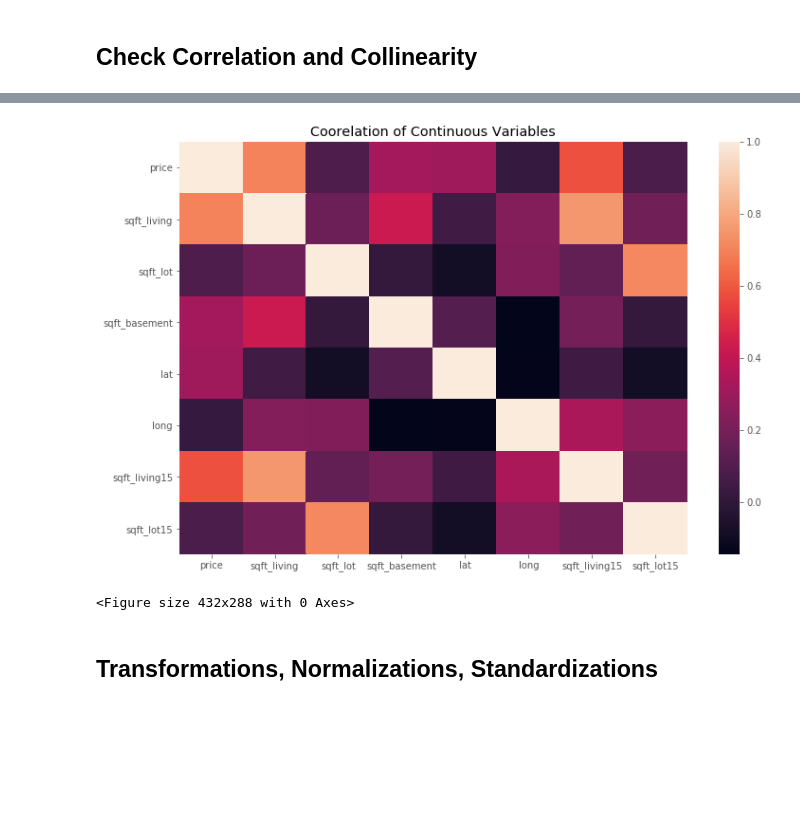
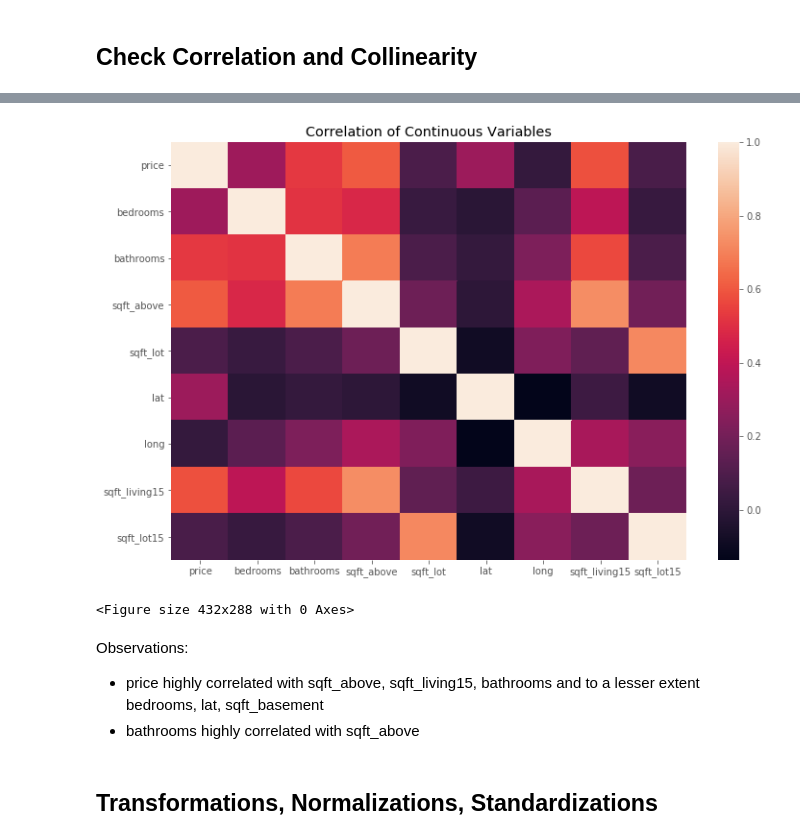
Before and after one commit to ilindgren/dsc-v2-mod1-final-project-online-ds-pt-061019, a Jupyter notebook: Isabella_Lindgren_FP1.ipynb, the cells around one changed output, grey strips where cells are left out. Cells and saved outputs as stored; diff of their text form; code cells hidden in the pictures; blank space fills up the shorter version.

```diff
--- a/Isabella_Lindgren_FP1.ipynb
+++ b/Isabella_Lindgren_FP1.ipynb
@@ -842,6 +914,6 @@ kc.head()
 # %%
-view_dummy = pd.get_dummies(kc.view, prefix="view")
-kc = kc.drop(["view"], axis=1)
-kc = pd.concat([kc, view_dummy], axis=1)
+yr_built_dummy = pd.get_dummies(kc.yr_built, prefix="yr_built", drop_first = True)
+kc = kc.drop(["yr_built"], axis=1)
+kc = pd.concat([kc, yr_built_dummy], axis=1)
 kc.head()
 # %% [output]
@@ -855,6 +927,6 @@ kc.head()
 # %%
-condition_dummy = pd.get_dummies(kc.condition, prefix="condition")
-kc = kc.drop(["condition"], axis=1)
-kc = pd.concat([kc, condition_dummy], axis=1)
+yr_renovated_dummy = pd.get_dummies(kc.yr_renovated, prefix="yr_renovated", drop_first = True)
+kc = kc.drop(["yr_renovated"], axis=1)
+kc = pd.concat([kc, yr_renovated_dummy], axis=1)
 kc.head()
 # %% [output]
@@ -939 +962,8 @@ import statsmodels.stats.api as sms
+# %%
+# Let's drop zip code since that would create too many columns for this current analysis
+kc = kc.drop(["zipcode"], axis=1)
+# Let's drop date sold since it won't be very helpful to our question
+kc = kc.drop(["date"], axis=1)
+# Let's drop 'id' since it doesn't mean much in correlation with price
+kc = kc.drop(["id"], axis=1)
 # %%
@@ -992,24 +1031,29 @@ abs(kc_cont.corr())>0.75
 # %%
-# sqft_above is most problematic since it is highly correlated with sqft_living so remove this from dataset
-kc = kc.drop("sqft_above",axis=1)
+# sqft_living is most problematic since it is highly correlated the most variables so remove this from dataset
+kc = kc.drop("sqft_living",axis=1)
 # %%
 #kc.head()
 # specify categorical and data and see which variables are correlated
-#- Categorical data: bedrooms, bathrooms, floors, waterfront, view, condition, yr_built, yr_renovated, grade, zipcode
-#- Continuous data: date, sqft_living, sqft_lot, sqft_above, sqft_basement, lat, long, sqft_living15, sqft_lot15
+#- Categorical data: bedrooms, bathrooms, floors, waterfront, view, condition, yr_built, yr_renovated, grade
+#- Continuous data: sqft_lot, sqft_above, sqft_basement, lat, long, sqft_living15, sqft_lot15
 
-numcols = ['price','date','sqft_living','sqft_lot','sqft_basement', 'lat','long','sqft_living15','sqft_lot15']
+numcols = ['price','bedrooms','bathrooms','sqft_above','sqft_lot','sqft_basement',
+           'lat','long','sqft_living15','sqft_lot15']
 catcols = [x for x in kc.columns if x not in numcols]
 
 #Lets start by plotting a heatmap to determine if any variables are correlated
 plt.figure(figsize = (12,8))
 sns.heatmap(data=kc[numcols].corr())
-plt.title('Coorelation of Continuous Variables')
-plt.show()
+plt.title('Correlation of Continuous Variables')
+plt.show();
 plt.gcf().clear()
 # %% [output]
-[figure, old version]
+[figure, new version]
 <Figure size 432x288 with 0 Axes>
+# %% [markdown]
+Observations:
+- price highly correlated with sqft_above, sqft_living15, bathrooms and to a lesser extent bedrooms, lat, sqft_basement
+- bathrooms highly correlated with sqft_above
 # %% [markdown]
 ## Transformations, Normalizations, Standardizations
 # %%
```
Also changed, not shown: parts of 145 cells of this notebook.
